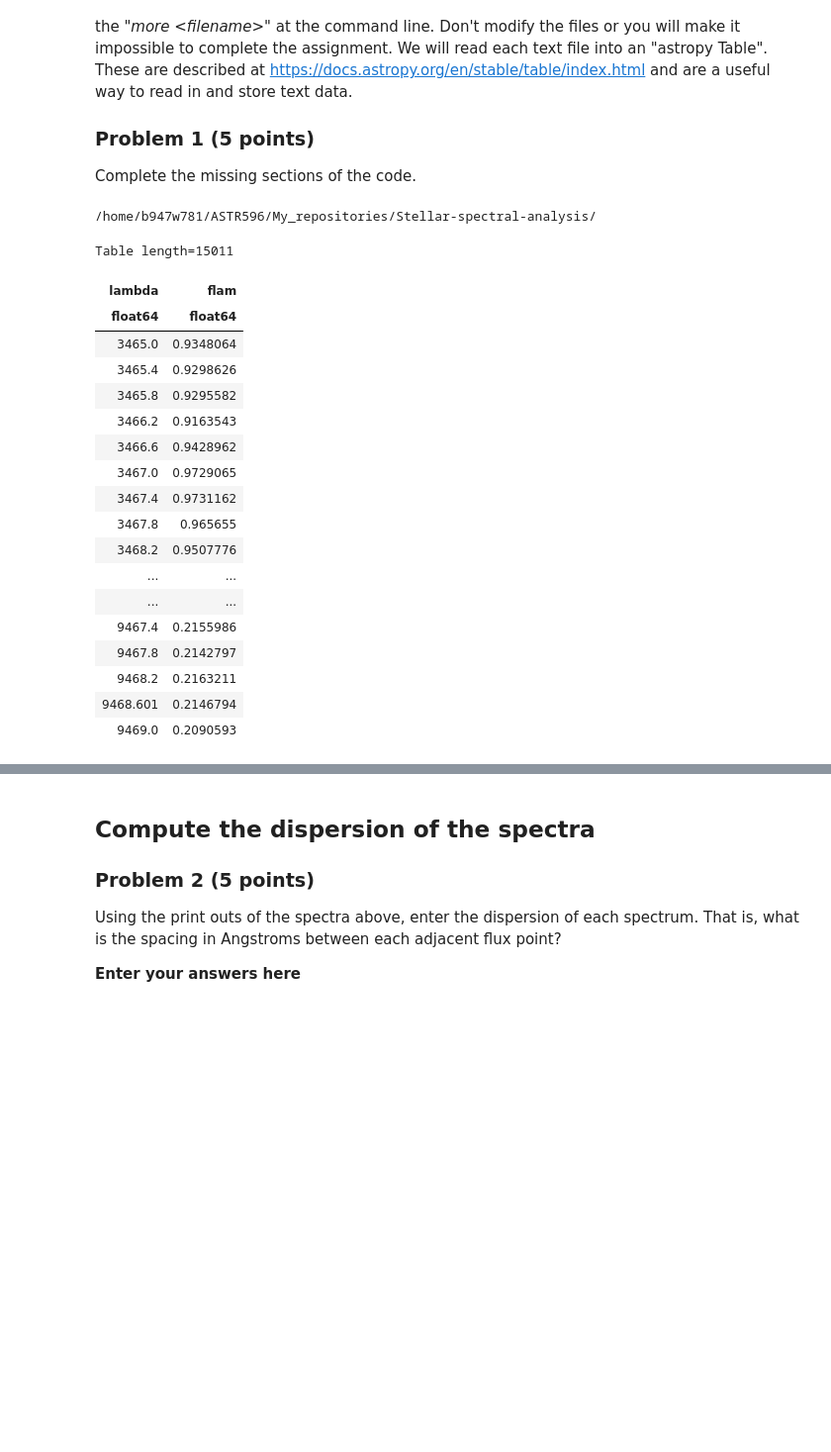
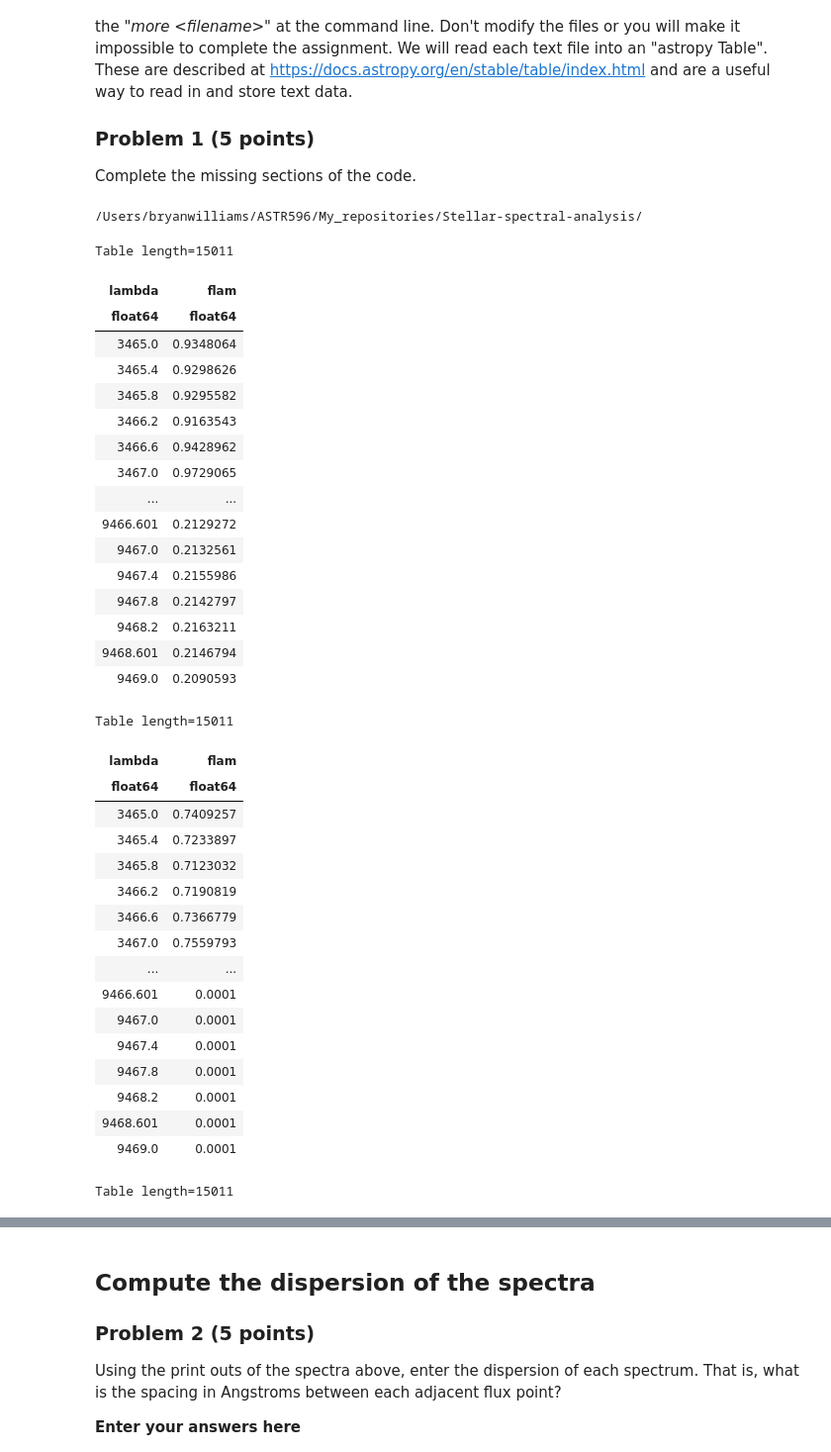
Before and after one commit to astrobryan94/Stellar-spectral-analysis, a Jupyter notebook: astr596-stellar-spectra-analysis-student.ipynb, the cells around one changed output, grey strips where cells are left out. Shown at 99% size. Cells and saved outputs as stored; diff of their text form; code cells hidden in the pictures; blank space fills up the shorter version.

```diff
--- a/astr596-stellar-spectra-analysis-student.ipynb
+++ b/astr596-stellar-spectra-analysis-student.ipynb
@@ -81,46 +81,63 @@ specdir = homedir+'/ASTR596/My_repositories/Stellar-spectral-analysis/'
 #------
 print(specdir)
 #this moves you to specdir so that you don't need to specify the path every time you read in a file.
-os.chdir(specdir)
+#os.chdir(specdir)
 
 #this command reads the wavelength and flux of 95418.txt into a variable called star1.
 #The 'names' kwarg specifies the names of the columns
 star1 = Table.read('95418.txt',format='ascii', names=('lambda','flam'))
 display(star1)               #display the value of the table
 
 #Now I would like you to read 165341.txt into a variable called star3.
 #Display the values for the table
-
+star2 = Table.read('58946.txt',format='ascii', names=('lambda','flam'))
+display(star2)
 #### Write code here
 star3 = Table.read('165341.txt',format='ascii', names=('lambda','flam'))
-
+display(star3)
 #-------
 #scale the flux of each star to have the same flux as Vega at 5500 Ang.
 #At 5500 Ang, Vega has a flux of 3.44x10^(-9) erg/s/cm^2/Ang
 #########remember that if you rerun your jupyter notebook that this operation will
 #########be executed over and over again.
 fvega5500 = 3.44e-9
 star1['flam'] *= fvega5500
-##star2['flam'] *= fvega5500
+star2['flam'] *= fvega5500
 star3['flam'] *= fvega5500
 # %% [output]
-/home/b947w781/ASTR596/My_repositories/Stellar-spectral-analysis/
+/Users/bryanwilliams/ASTR596/My_repositories/Stellar-spectral-analysis/
 Table length=15011
 | lambda | flam |
 | float64 | float64 |
 | 3465.0 | 0.9348064 |
 | 3465.4 | 0.9298626 |
 | 3465.8 | 0.9295582 |
 | 3466.2 | 0.9163543 |
 | 3466.6 | 0.9428962 |
 | 3467.0 | 0.9729065 |
-| 3467.4 | 0.9731162 |
-| 3467.8 | 0.965655 |
-| 3468.2 | 0.9507776 |
 | ... | ... |
-| ... | ... |
+| 9466.601 | 0.2129272 |
+| 9467.0 | 0.2132561 |
 | 9467.4 | 0.2155986 |
 | 9467.8 | 0.2142797 |
 | 9468.2 | 0.2163211 |
 | 9468.601 | 0.2146794 |
 | 9469.0 | 0.2090593 |
+Table length=15011
+| lambda | flam |
+| float64 | float64 |
+| 3465.0 | 0.7409257 |
+| 3465.4 | 0.7233897 |
+| 3465.8 | 0.7123032 |
+| 3466.2 | 0.7190819 |
+| 3466.6 | 0.7366779 |
+| 3467.0 | 0.7559793 |
+| ... | ... |
+| 9466.601 | 0.0001 |
+| 9467.0 | 0.0001 |
+| 9467.4 | 0.0001 |
+| 9467.8 | 0.0001 |
+| 9468.2 | 0.0001 |
+| 9468.601 | 0.0001 |
+| 9469.0 | 0.0001 |
+Table length=15011
```
Also changed, not shown: parts of 5 cells of this notebook.
